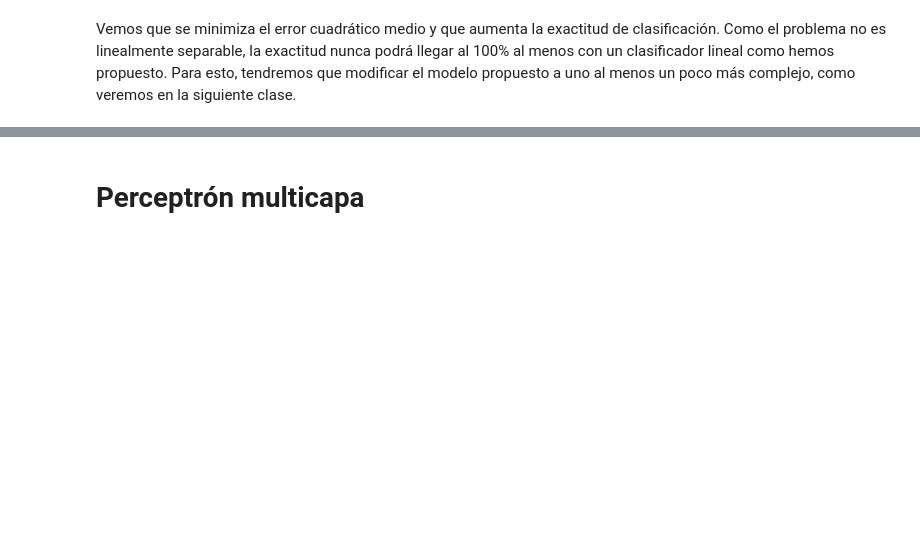
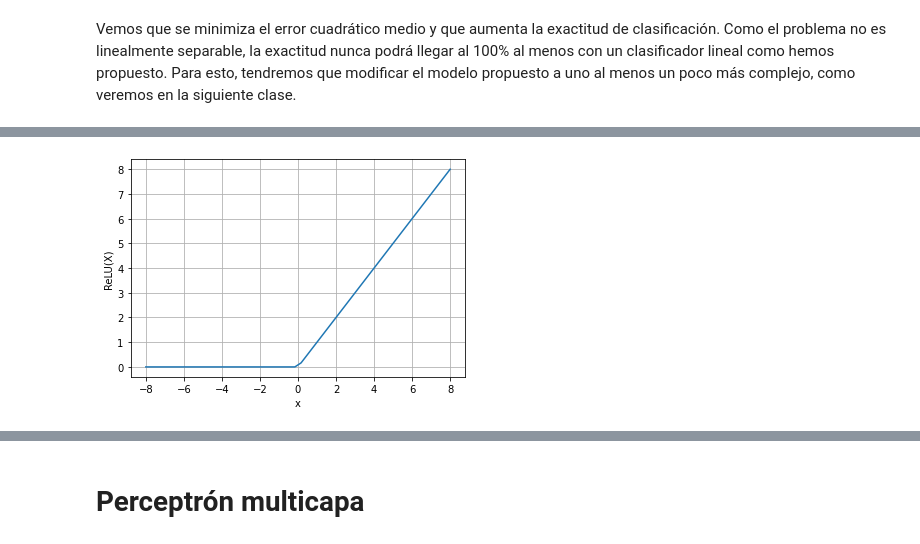
Before and after one commit to jorobledo/curso_aprendizaje_automatico, a Jupyter notebook: practico/clase_4/E7-AA2021_aprendizaje_supervisado.ipynb, the cells around one changed output, grey strips where cells are left out. Saved outputs shown, nothing was run; the diff lists cells and outputs as text; code cells hidden in the pictures; blank space fills up the shorter version.

```diff
--- a/practico/clase_4/E7-AA2021_aprendizaje_supervisado.ipynb
+++ b/practico/clase_4/E7-AA2021_aprendizaje_supervisado.ipynb
@@ -300,0 +324,13 @@ plt.show()
+# %%
+eje_x = np.linspace(-8,8)
+
+def ReLU(x):
+    return np.array([xi if xi >= 0 else 0 for xi in x])
+
+plt.plot(eje_x, ReLU(eje_x))
+plt.grid()
+plt.xlabel('x')
+plt.ylabel('ReLU(X)')
+plt.show()
+# %% [output]
+[figure, added]
```
Also changed, not shown: parts of 17 cells of this notebook, 1 other file.
